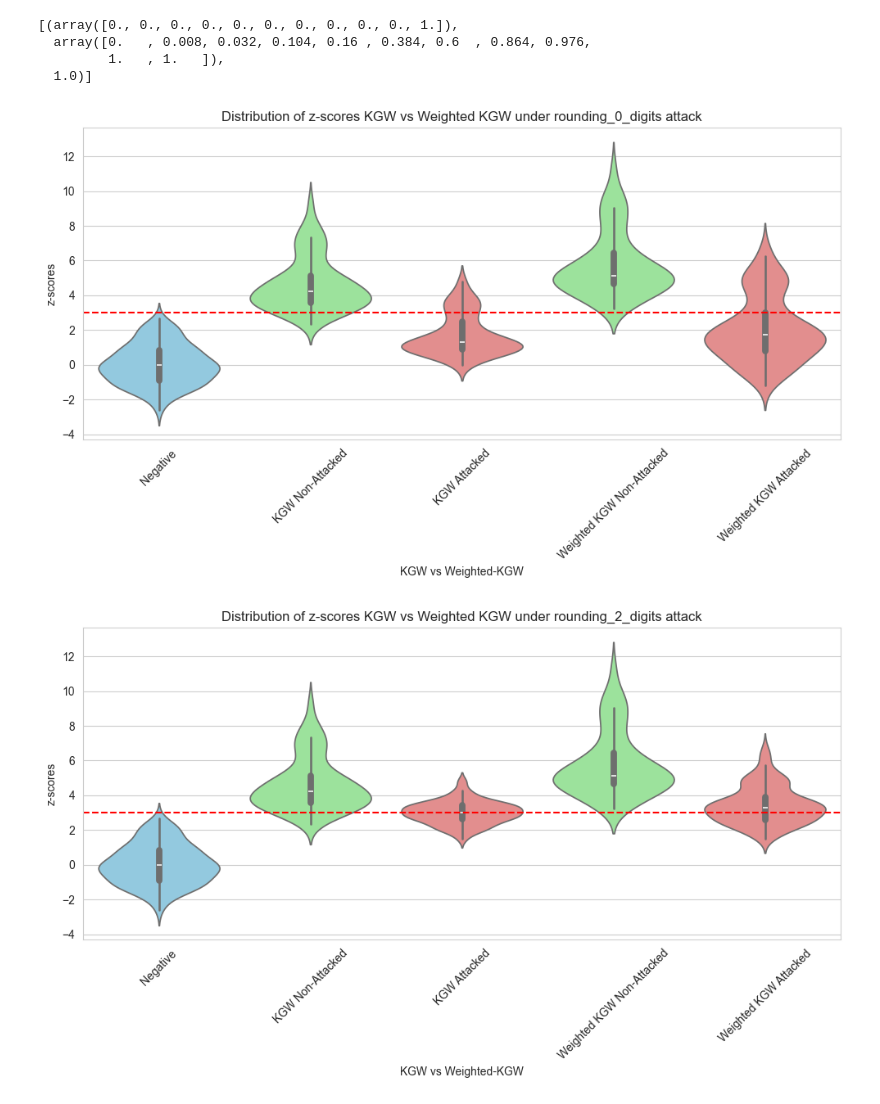
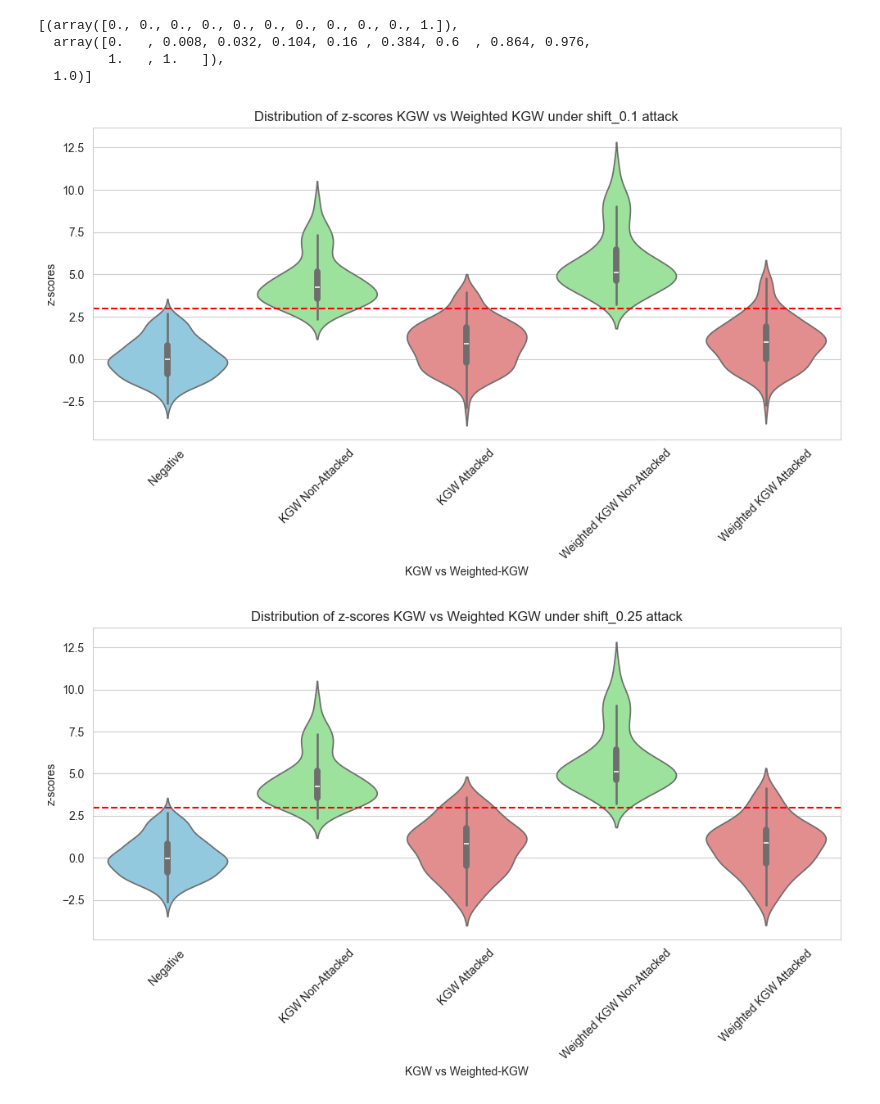
Before and after one commit to blueminh/t-rest, a Jupyter notebook: evaluation/synthcity.ipynb, the cells around one changed output. Cells and saved outputs as stored; diff of their text form; code cells hidden in the pictures.

```diff
--- a/evaluation/synthcity.ipynb
+++ b/evaluation/synthcity.ipynb
@@ -1097,19 +1124,20 @@ for model_name in ["abalone","california","adult","diabetes"]:
     # modify_df_rounding(digits=0, syn_name=syn_name, write_to_file=True)
 # %%
 all_results = []
-# for attack_type in ["shift_0.1", "shift_0.25","shift_0.05"]:
-for attack_type in ["rounding_0_digits", "rounding_2_digits"]:
-    result = plot_post_editing_attack(["abalone","california","adult","diabetes"],
+for attack_type in ["shift_0.1", "shift_0.25","shift_0.05","rounding_0_digits", "rounding_2_digits"]:
+# for attack_type in ["synonym_0.5", "synonym_0.25", "synonym_0.8"]:
+    result = plot_post_editing_attack(["adult","california","abalone","diabetes"],
                          [(0.25, 2.0)],
                          num_samples_per_class = 125,
                          num_tokens_per_sample= 125,
                          attack_type=attack_type,
                          custom_softmax=(lambda x : softmax(x * 1.5 / np.max(x), 1.0)),
-                         z_threshold=3.0)
-    all_results.append(result[0])
+                         z_threshold=3.0)[0]
+    result['attack_type'] = attack_type
+    all_results.append(result)
 
 results_df = pd.DataFrame(all_results)
-results_df.to_csv("ahh_roundings.csv")
+results_df.to_csv("others.csv")
 # %% [output]
-[figure, old version]
+[figure, new version]
-[figure, old version]
+[figure, new version]
```
Also changed, not shown: parts of 5 cells of this notebook, 5 other files.
